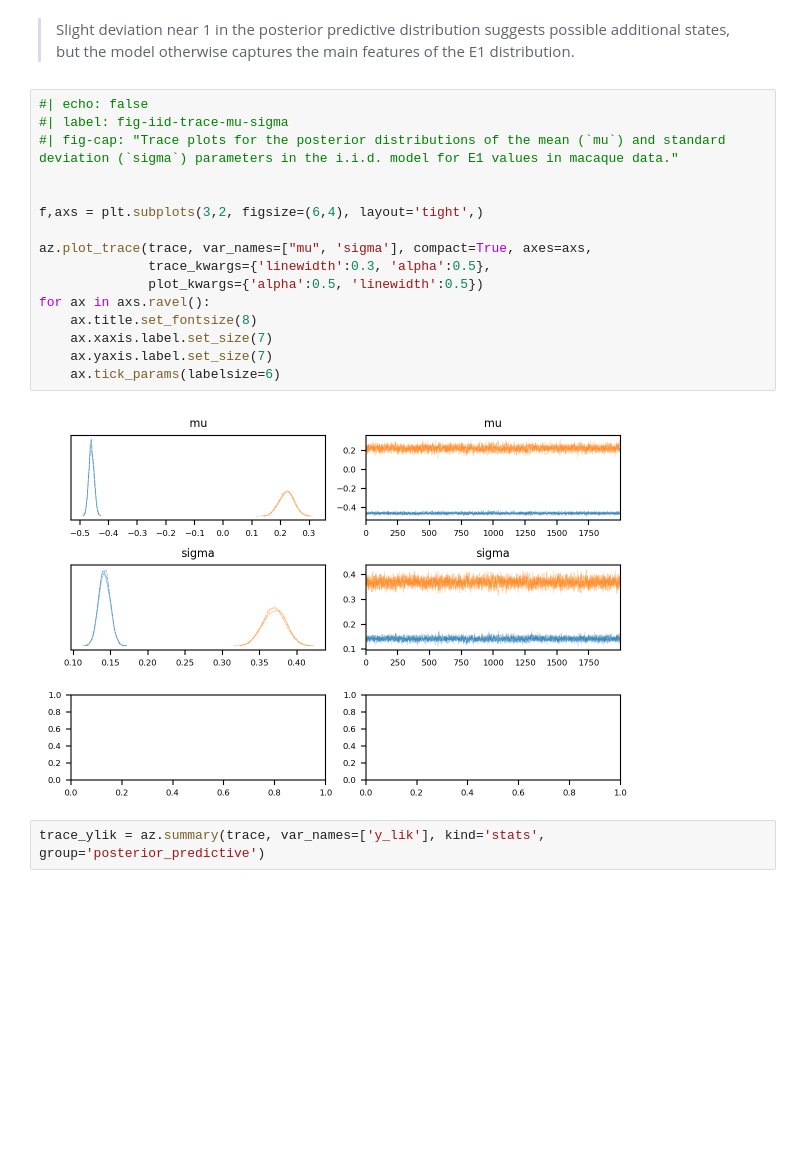
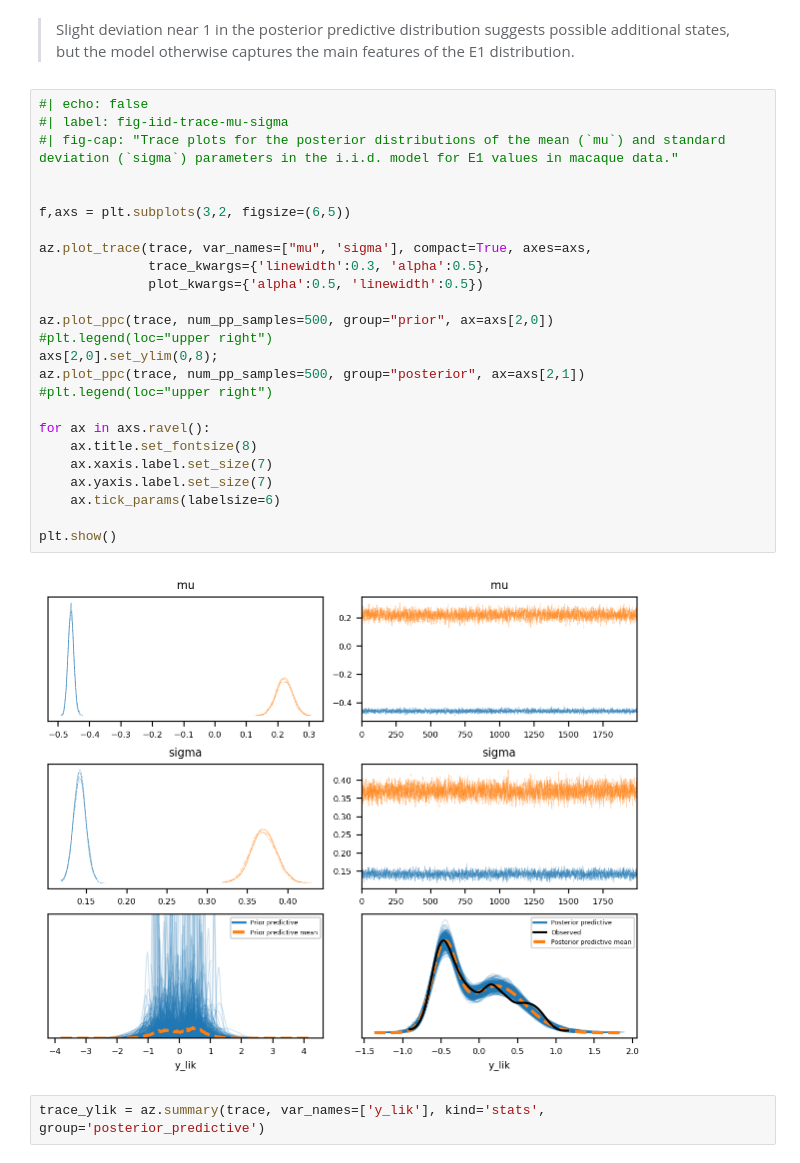
Before and after one commit to munch-group/hic-compartment-borders, a Jupyter notebook: notebooks/02_PyMC_independent_bins.ipynb, the cells around one changed output. Cells and saved outputs as stored; diff of their text form; blank space fills up the shorter version.

```diff
--- a/notebooks/02_PyMC_independent_bins.ipynb
+++ b/notebooks/02_PyMC_independent_bins.ipynb
@@ -489,21 +498,30 @@ plt.tight_layout()
 # %%
 #| echo: false
 #| label: fig-iid-trace-mu-sigma
 #| fig-cap: "Trace plots for the posterior distributions of the mean (`mu`) and standard deviation (`sigma`) parameters in the i.i.d. model for E1 values in macaque data."
 
 
-f,axs = plt.subplots(3,2, figsize=(6,4), layout='tight',)
+f,axs = plt.subplots(3,2, figsize=(6,5))
 
 az.plot_trace(trace, var_names=["mu", 'sigma'], compact=True, axes=axs,
               trace_kwargs={'linewidth':0.3, 'alpha':0.5},
               plot_kwargs={'alpha':0.5, 'linewidth':0.5})
+
+az.plot_ppc(trace, num_pp_samples=500, group="prior", ax=axs[2,0])
+#plt.legend(loc="upper right")
+axs[2,0].set_ylim(0,8);
+az.plot_ppc(trace, num_pp_samples=500, group="posterior", ax=axs[2,1])
+#plt.legend(loc="upper right")
+
 for ax in axs.ravel():
     ax.title.set_fontsize(8)
     ax.xaxis.label.set_size(7)
     ax.yaxis.label.set_size(7)
     ax.tick_params(labelsize=6)
+
+plt.show()
 # %% [output]
-[figure, old version]
+[figure, new version]
 # %%
 trace_ylik = az.summary(trace, var_names=['y_lik'], kind='stats', group='posterior_predictive')
 # %%
```
Also changed, not shown: parts of 19 cells of this notebook, 8 other files.
